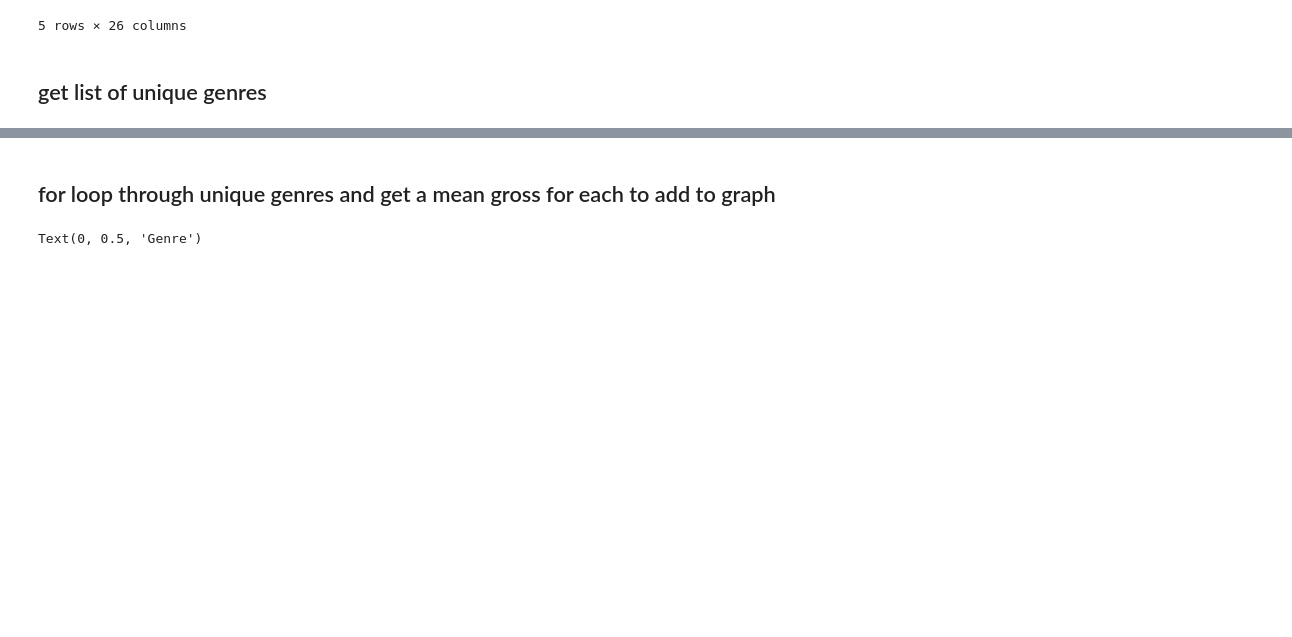
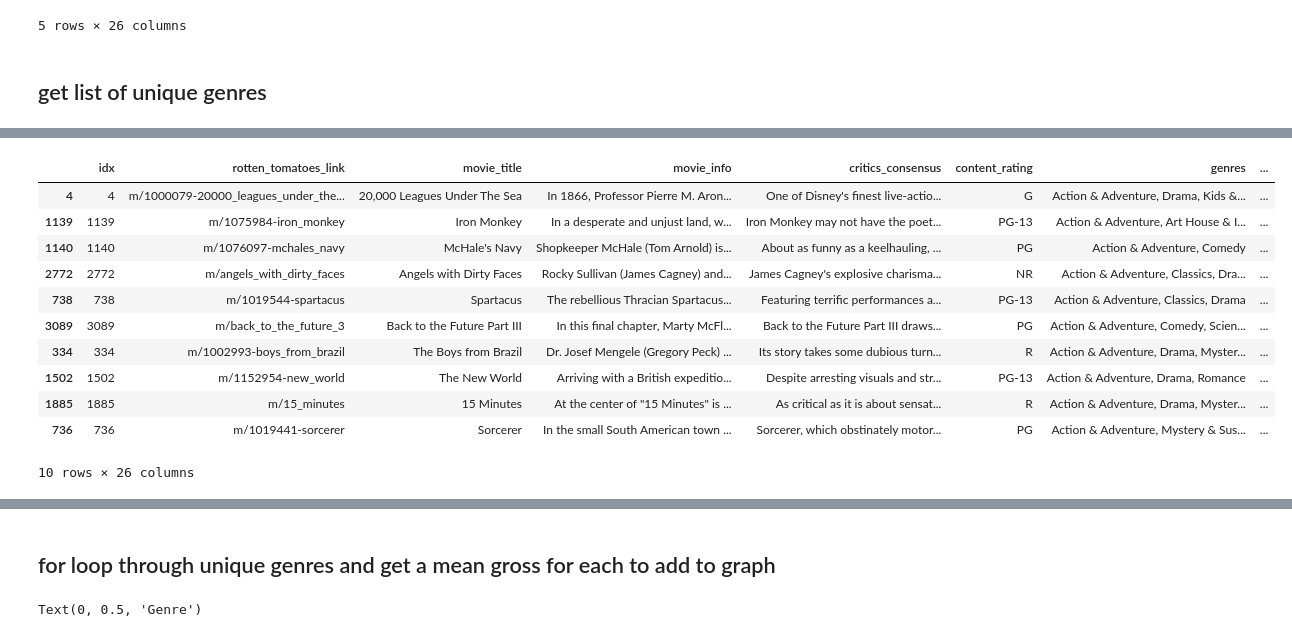
Before and after one commit to kjkahalley/optimal-film-analysis, a Jupyter notebook: bom_and_rt_genres.ipynb, the cells around one changed output, grey strips where cells are left out. Drawn from its saved outputs; the diff is of its cells as text; code cells hidden in the pictures; blank space fills up the shorter version.

```diff
--- a/bom_and_rt_genres.ipynb
+++ b/bom_and_rt_genres.ipynb
@@ -103,0 +129,16 @@ test[]
+# %%
+#sc
+action[10:20]
+# %% [output]
+|  | idx | rotten_tomatoes_link | movie_title | movie_info | critics_consensus | content_rating | genres | ... |
+| 4 | 4 | m/1000079-20000_leagues_under_the... | 20,000 Leagues Under The Sea | In 1866, Professor Pierre M. Aron... | One of Disney's finest live-actio... | G | Action & Adventure, Drama, Kids &... | ... |
+| 1139 | 1139 | m/1075984-iron_monkey | Iron Monkey | In a desperate and unjust land, w... | Iron Monkey may not have the poet... | PG-13 | Action & Adventure, Art House & I... | ... |
+| 1140 | 1140 | m/1076097-mchales_navy | McHale's Navy | Shopkeeper McHale (Tom Arnold) is... | About as funny as a keelhauling, ... | PG | Action & Adventure, Comedy | ... |
+| 2772 | 2772 | m/angels_with_dirty_faces | Angels with Dirty Faces | Rocky Sullivan (James Cagney) and... | James Cagney's explosive charisma... | NR | Action & Adventure, Classics, Dra... | ... |
+| 738 | 738 | m/1019544-spartacus | Spartacus | The rebellious Thracian Spartacus... | Featuring terrific performances a... | PG-13 | Action & Adventure, Classics, Drama | ... |
+| 3089 | 3089 | m/back_to_the_future_3 | Back to the Future Part III | In this final chapter, Marty McFl... | Back to the Future Part III draws... | PG | Action & Adventure, Comedy, Scien... | ... |
+| 334 | 334 | m/1002993-boys_from_brazil | The Boys from Brazil | Dr. Josef Mengele (Gregory Peck) ... | Its story takes some dubious turn... | R | Action & Adventure, Drama, Myster... | ... |
+| 1502 | 1502 | m/1152954-new_world | The New World | Arriving with a British expeditio... | Despite arresting visuals and str... | PG-13 | Action & Adventure, Drama, Romance | ... |
+| 1885 | 1885 | m/15_minutes | 15 Minutes | At the center of "15 Minutes" is ... | As critical as it is about sensat... | R | Action & Adventure, Drama, Myster... | ... |
+| 736 | 736 | m/1019441-sorcerer | Sorcerer | In the small South American town ... | Sorcerer, which obstinately motor... | PG | Action & Adventure, Mystery & Sus... | ... |
+10 rows × 26 columns
```
Also changed, not shown: parts of 35 cells of this notebook, 2 other files.
